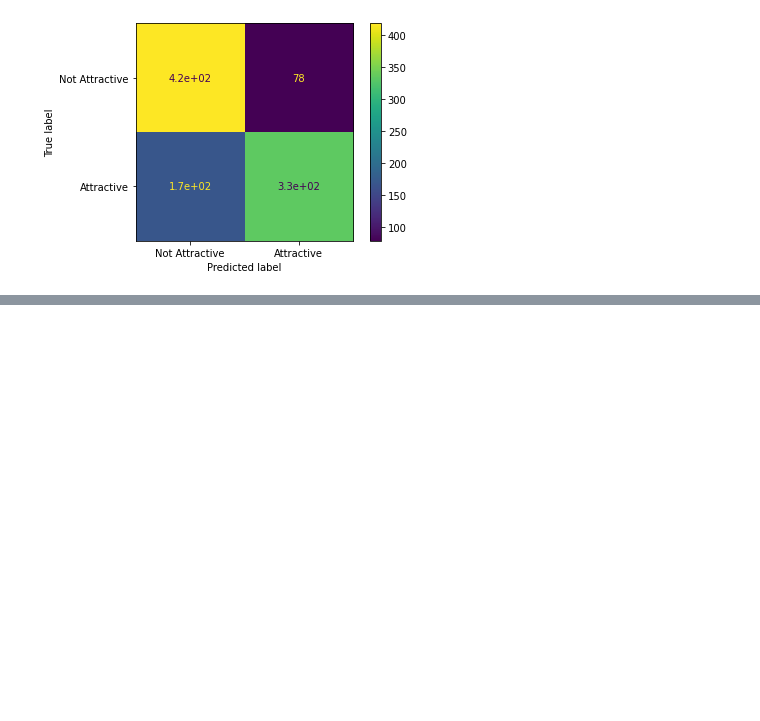
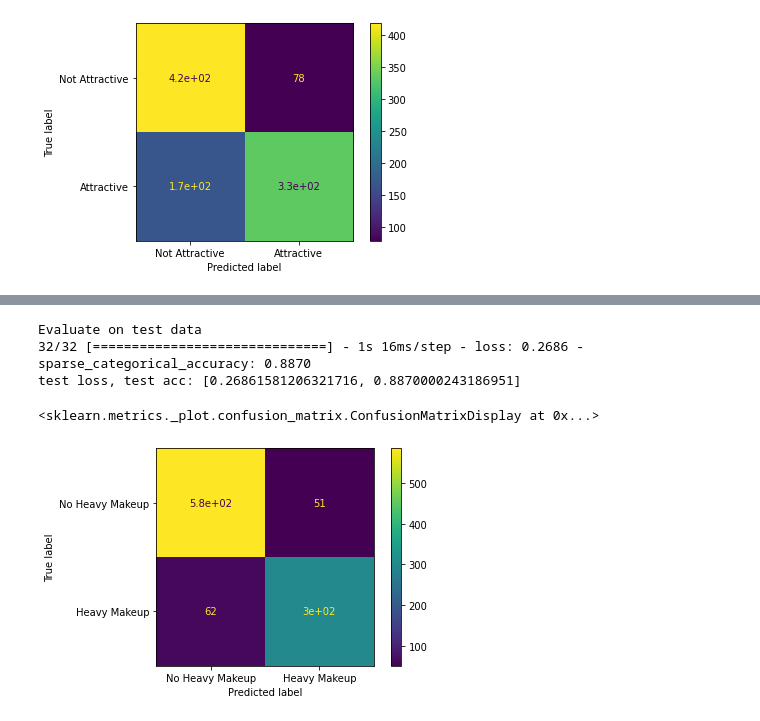
Before and after one commit to katdask/Data_Science_Projects, a Jupyter notebook: Unzip.ipynb, the cells around one changed output, grey strips where cells are left out. Saved outputs shown, nothing was run; the diff lists cells and outputs as text; code cells hidden in the pictures; blank space fills up the shorter version.

```diff
--- a/Unzip.ipynb
+++ b/Unzip.ipynb
@@ -619,0 +680,29 @@ disp.plot()
+# %%
+# We specify the training configuration (optimizer, loss, metrics):
+hm_model.compile(
+    optimizer=keras.optimizers.RMSprop(learning_rate=0.001),
+    loss=keras.losses.SparseCategoricalCrossentropy(),
+    metrics=[keras.metrics.SparseCategoricalAccuracy()])
+# %%
+# Call_back to store best model
+file_name = 'best_model_hm.h5'
+checkpoint_path= os.path.join('checkpoint2',file_name)
+
+call_back = tf.keras.callbacks.ModelCheckpoint(filepath=checkpoint_path,
+                                                 monitor='val_sparse_categorical_accuracy',
+                                                 verbose=1,
+                                                 save_freq='epoch',
+                                                 save_best_only=True,
+                                                 save_weights_only=False,
+                                                 mode='max')
+# %%
+# Fit model to training data - track through validation data
+print("Fit model on training data")
+history = hm_model.fit(
+    X_train,
+    y_hm_train,
+    batch_size=64,
+    epochs=50,
+    validation_data=(X_valid, y_hm_valid),
+    callbacks=call_back,
+    shuffle=True)
@@ -619,0 +727,20 @@ disp.plot()
+# %%
+# Final Evaluation on test data
+hm_model.load_weights(checkpoint_path)
+
+print("Evaluate on test data")
+results = hm_model.evaluate(X_test, y_hm_test, batch_size=32)
+print("test loss, test acc:", results)
+# %% [output]
+Evaluate on test data
+32/32 [==============================] - 1s 16ms/step - loss: 0.2686 - sparse_categorical_accuracy: 0.8870
+test loss, test acc: [0.26861581206321716, 0.8870000243186951]
+# %%
+pred = hm_model.predict(X_test)
+y_pred = np.argmax(pred, axis = 1)
+cm=confusion_matrix(y_hm_test, y_pred)
+disp = ConfusionMatrixDisplay(confusion_matrix=cm, display_labels=["No Heavy Makeup", "Heavy Makeup"])
+disp.plot()
+# %% [output]
+<sklearn.metrics._plot.confusion_matrix.ConfusionMatrixDisplay at 0x...>
+[figure, added]
```
Also changed, not shown: parts of 8 cells of this notebook.
